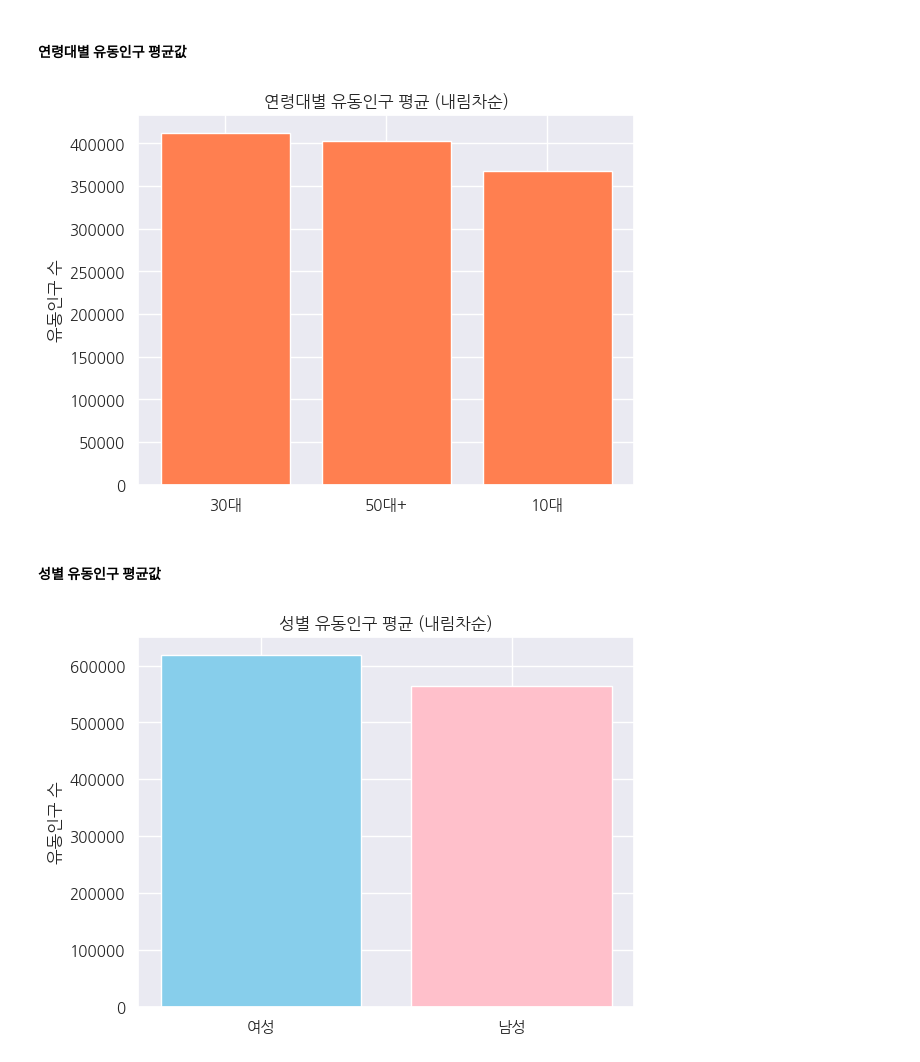
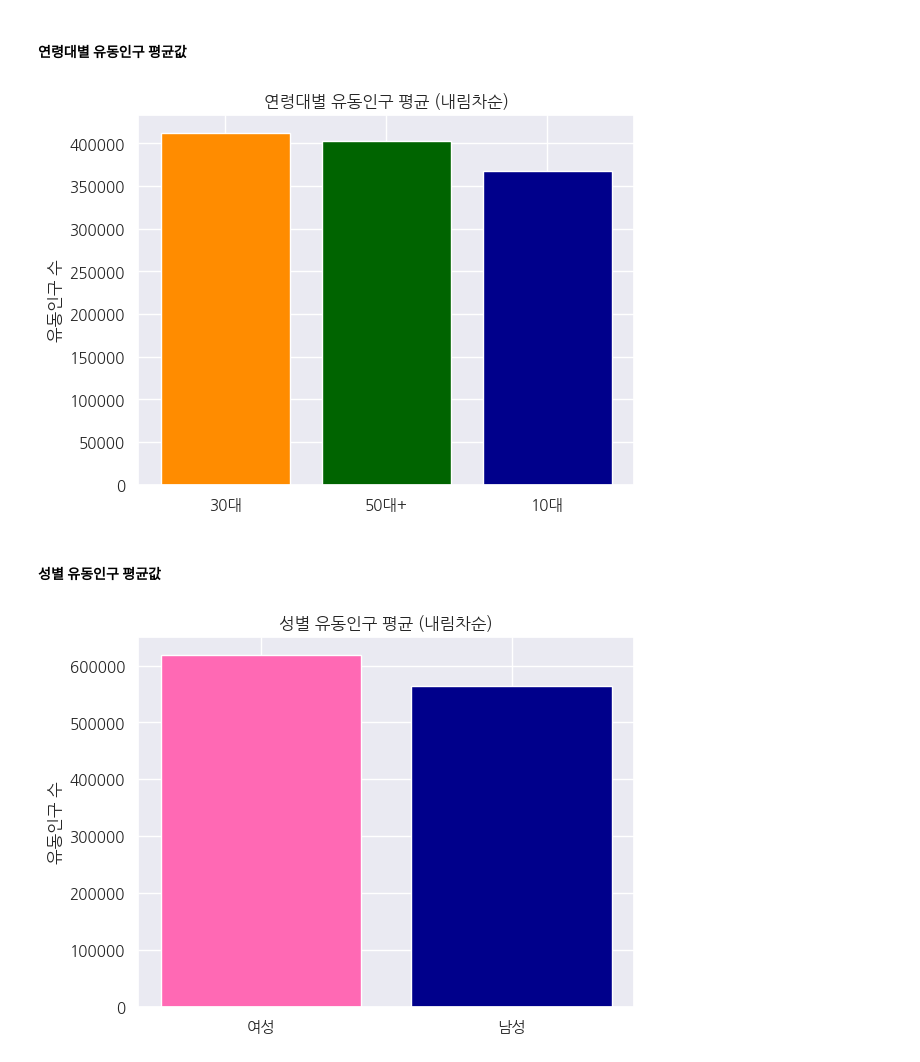
Before and after one commit to itsjulianjeong/supervised_team_project, a Jupyter notebook: notebook/seoul_sales.ipynb, the cells around one changed output. Drawn from its saved outputs; the diff is of its cells as text; code cells hidden in the pictures.

```diff
--- a/notebook/seoul_sales.ipynb
+++ b/notebook/seoul_sales.ipynb
@@ -706,25 +706,25 @@ plt.show()
 # 내림차순 정렬
 정렬된_연령대 = dict(sorted(연령대_유동인구.items(), key=lambda x: x[1], reverse=True))
 
-plt.bar(정렬된_연령대.keys(), 정렬된_연령대.values(), color="coral")
+plt.bar(정렬된_연령대.keys(), 정렬된_연령대.values(), color=["darkorange", "darkgreen", "darkblue"])
 plt.title("연령대별 유동인구 평균 (내림차순)")
 plt.ylabel("유동인구 수")
 plt.show()
 # %% [output]
-[figure, old version]
+[figure, new version]
 # %% [markdown]
 #### 성별 유동인구 평균값
 # %%
 성별_유동인구 = {
     "남성": df_seoul["남성_유동인구_수"].mean(),
     "여성": df_seoul["여성_유동인구_수"].mean()
 }
 
 정렬된_성별 = dict(sorted(성별_유동인구.items(), key=lambda x: x[1], reverse=True))
 
-plt.bar(정렬된_성별.keys(), 정렬된_성별.values(), color=["skyblue", "pink"])
+plt.bar(정렬된_성별.keys(), 정렬된_성별.values(), color=["hotpink", "darkblue"])
 plt.title("성별 유동인구 평균 (내림차순)")
 plt.ylabel("유동인구 수")
 plt.show()
 # %% [output]
-[figure, old version]
+[figure, new version]
```
Also changed, not shown: parts of 1 cell of this notebook.
